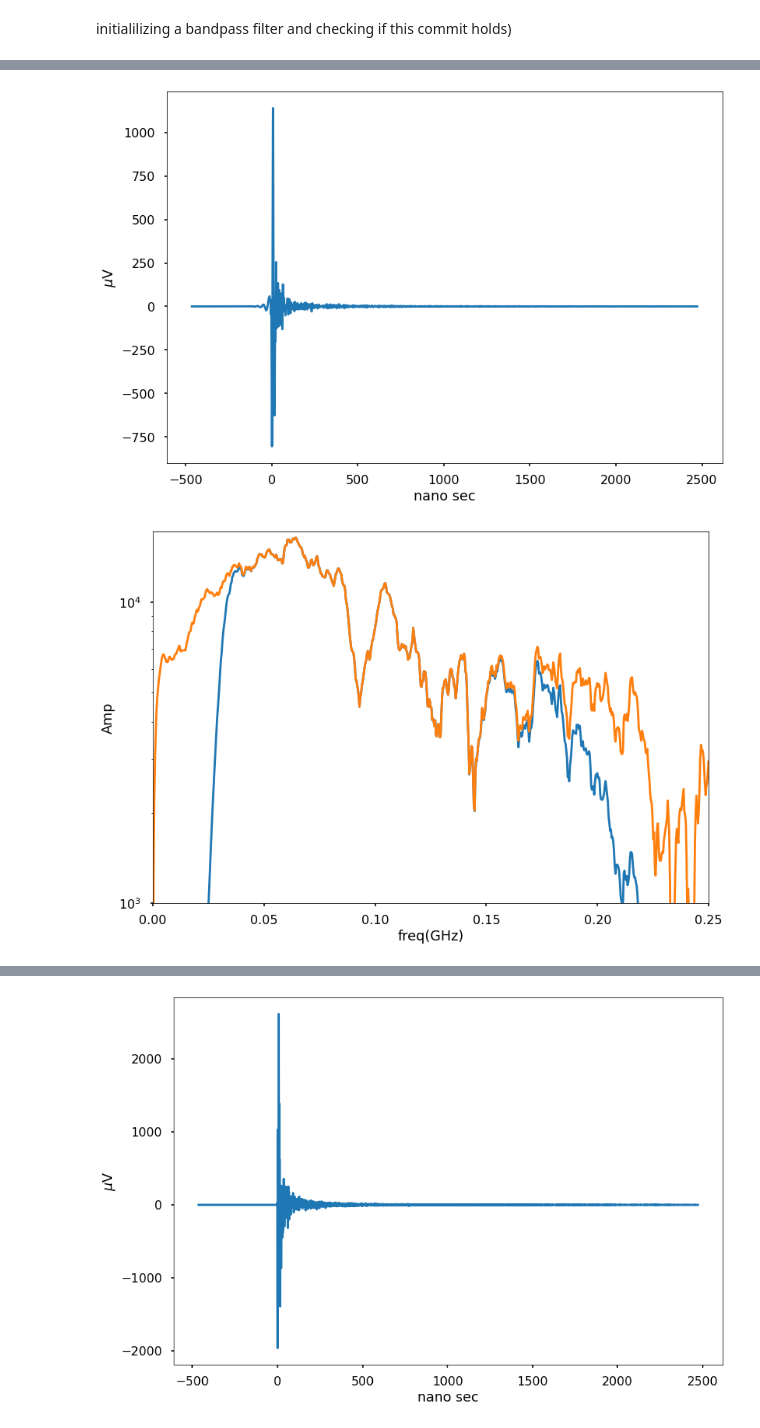
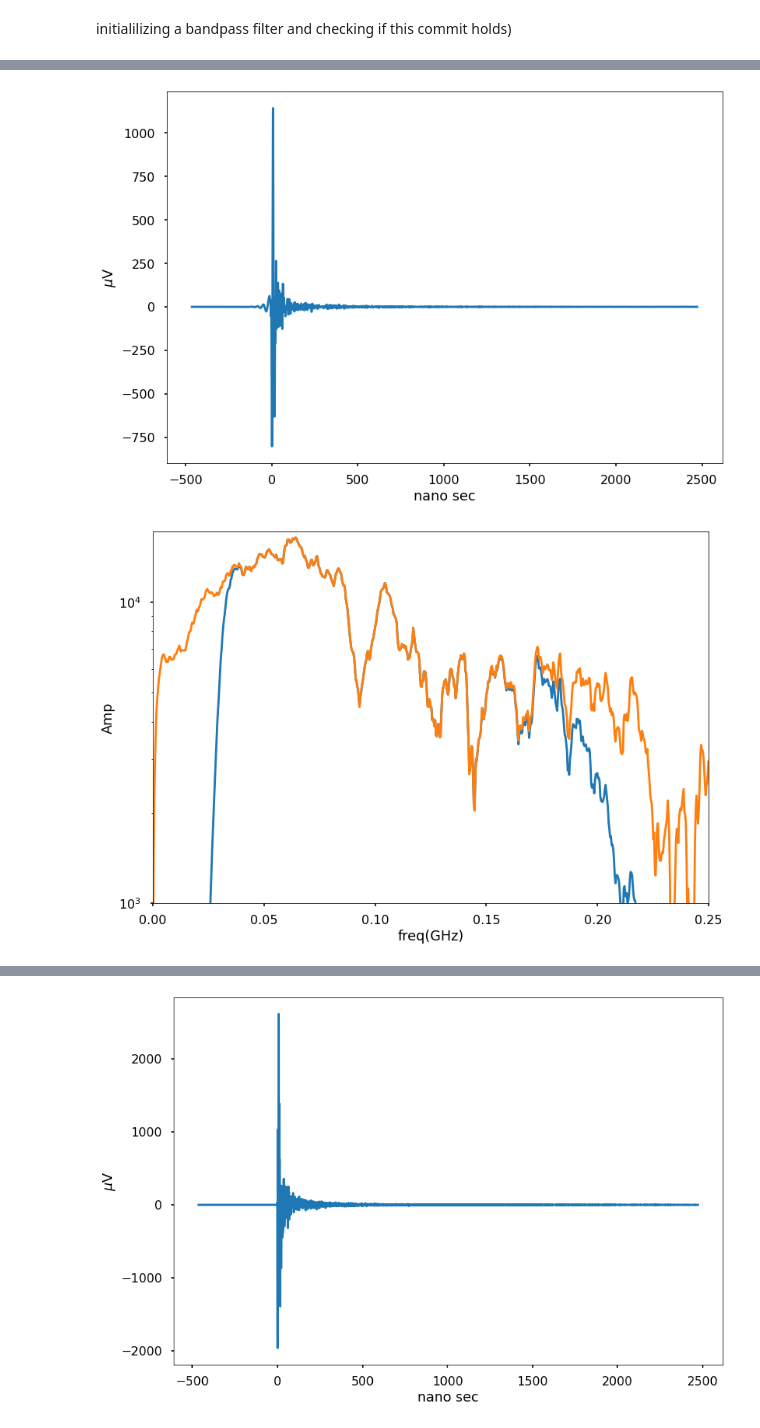
Before and after one commit to abwembya/Filtsim, a Jupyter notebook: filtband.ipynb, the cells around one changed output, grey strips where cells are left out. Cells and saved outputs as stored; diff of their text form; code cells hidden in the pictures.

```diff
--- a/filtband.ipynb
+++ b/filtband.ipynb
@@ -137,8 +137,17 @@ import scipy
 
 
 
+
+
+from scipy import signal
+from scipy.signal import filtfilt
+from scipy.fftpack import fft, ifft, fftfreq
+import scipy
+plt.style.use('seaborn-poster')
+
+
+
 def plot():
-    plt.style.use('seaborn-poster')
     data=ev.antennas[0].Ey
     ev_data=np.array(data)
     time=ev.antennas[0].t
@@ -154,39 +163,40 @@ def plot():
     plt.ylabel('$\mu$V')
     #plt.xlim(-50,750)
     plt.show()
+
     freq=np.linspace(0,1/dt,len(data))
     plt.plot(freq,abs(fft(filtered_signal)))
     plt.plot(freq,abs(fft(data)))
     plt.xlabel('freq(GHz)')
     plt.ylabel('Amp')
     plt.ylim(1000,)
     plt.yscale('log')
     plt.xlim(0,0.25)
     plt.show()
+
     plt.plot(freq,10*np.log10(abs(fft(filtered_signal))/abs(fft(data))))
     plt.xlabel('GHz')
     plt.ylabel('gain')
     plt.ylim(-10,5)
     plt.xlim(.03,0.2)
     plt.grid()
     plt.show()
+    #print(np.where(round(freq) == 0.08))
+    return
 
 
-def bandPassFilter(signal,fs,lowcut=0.03, hicut=0.20, order = 5):#GHz
+
+def bandPassFilter(signal,fs,lowcut=0.03, hicut=0.20, order = 6):#GHz
     niq=fs/2
     low= lowcut/niq
     high=hicut/niq
 
     b,a=scipy.signal.butter(order,[low,high],'bandpass',analog=False)
     y = scipy.signal.filtfilt(b,a,signal)
 
     return (y)
-
-
-
-
 plot()
 # %% [output]
 [figure]
 [figure]
-[figure, old version]
+[figure, new version]
```
Also changed, not shown: parts of 2 cells of this notebook.
